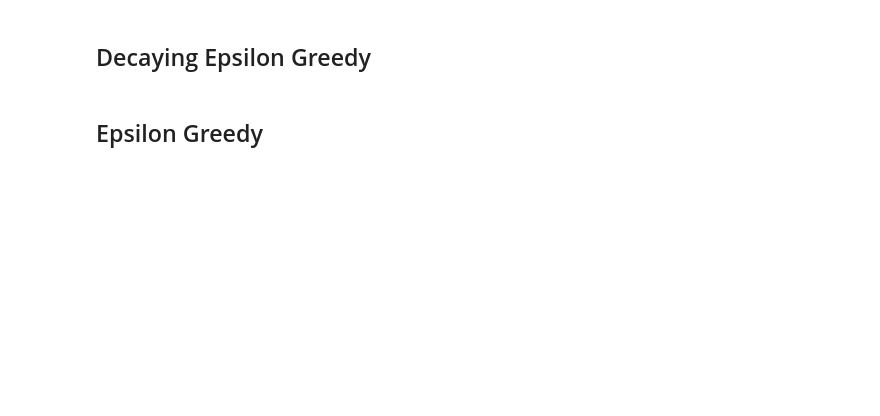
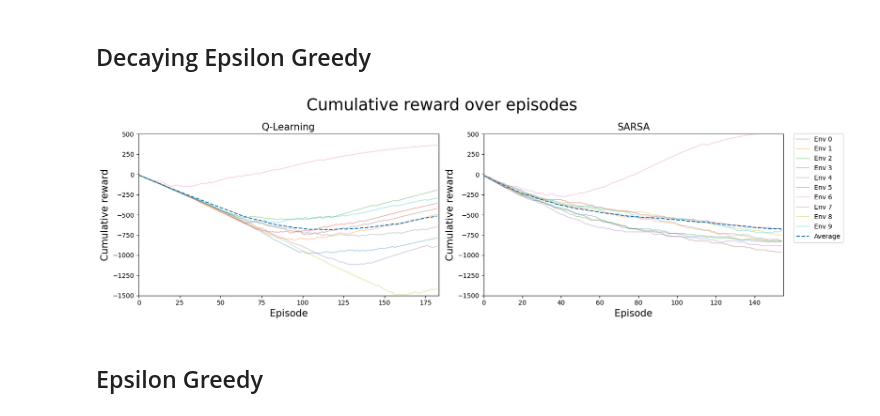
Before and after one commit to Schmiddi3110/MasterStudium, a Jupyter notebook: DRL/Studienarbeiten/Studienarbeit1/test.ipynb, the cells around one changed output. Drawn from its saved outputs; the diff is of its cells as text; code cells hidden in the pictures; blank space fills up the shorter version.

```diff
--- a/DRL/Studienarbeiten/Studienarbeit1/test.ipynb
+++ b/DRL/Studienarbeiten/Studienarbeit1/test.ipynb
@@ -21,4 +21,12 @@ def load_study(study_name, storage):
     loaded_study = optuna.load_study(study_name=study_name, storage=storage)
     best_params = loaded_study.best_trial.params
     return best_params
+# %%
+Q_PARAMS_A1_decay_epsilon = load_study('qlearning_a1_decay_epsilon','sqlite:///hyperparameters_A1.db')
+Q_PARAMS_A1_epsilon = load_study('qlearning_a1_epsilon','sqlite:///hyperparameters_A1.db')
+Q_PARAMS_A1_ucb = load_study('qlearning_a1_ucb','sqlite:///hyperparameters_A1.db')
+
+SARSA_PARAMS_A1_decay_epsilon = load_study('sarsa_a1_decay_epsilon','sqlite:///hyperparameters_A1.db')
+SARSA_PARAMS_A1_epsilon = load_study('sarsa_a1_epsilon','sqlite:///hyperparameters_A1.db')
+SARSA_PARAMS_A1_UCB = load_study('sarsa_a1_ucb','sqlite:///hyperparameters_A1.db')
 # %%
@@ -134,7 +152,9 @@ for i in range(COUNT_ENVIRONMENT):
 # %% [markdown]
 ## Decaying Epsilon Greedy
 # %%
-plot_episodes([qlearning_data, sarsa_data], [Q_PARAMS_A1['EPISODES'], SARSA_PARAMS_A1['EPISODES']], ['Q-Learning', 'SARSA'])
+plot_episodes([qlearning_data, sarsa_data], [Q_PARAMS_A1_decay_epsilon['EPISODES'], SARSA_PARAMS_A1_decay_epsilon['EPISODES']], ['Q-Learning', 'SARSA'], [-1500,500])
+# %% [output]
+[figure, added]
 # %% [markdown]
 ## Epsilon Greedy
 # %%
```
Also changed, not shown: parts of 14 cells of this notebook, 6 other files.
